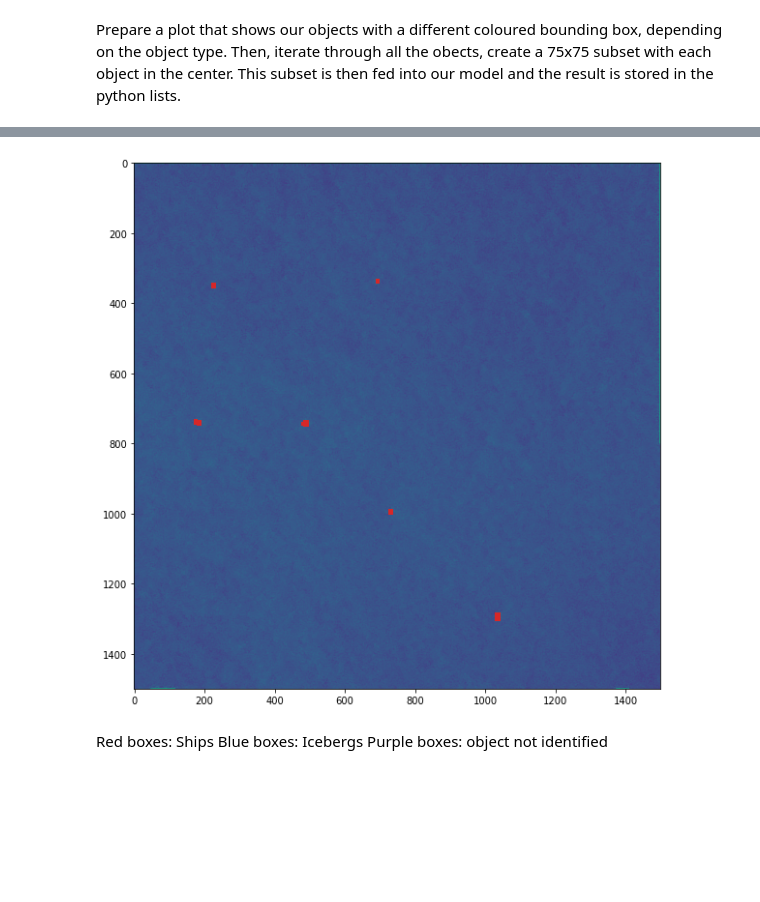
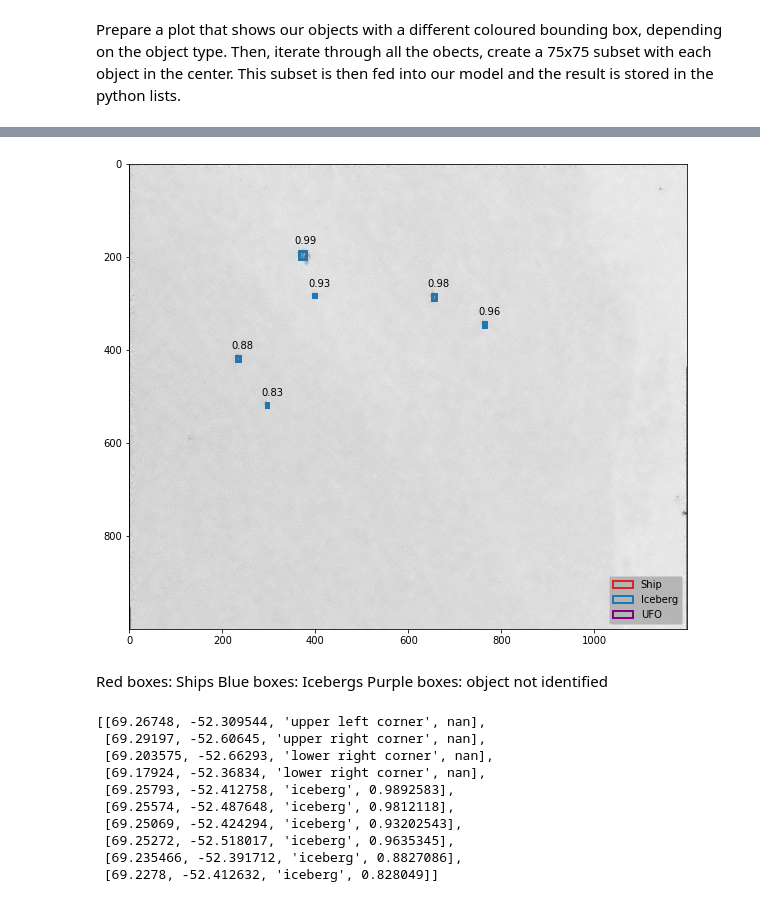
Before and after one commit to eikeschuett/IcebergShipDetection, a Jupyter notebook: Object_Detection.ipynb, the cells around one changed output, grey strips where cells are left out. Cells and saved outputs as stored; diff of their text form; code cells hidden in the pictures; blank space fills up the shorter version.

```diff
--- a/Object_Detection.ipynb
+++ b/Object_Detection.ipynb
@@ -53,7 +56,7 @@ Create temporary working directory and unzip the satellite data to this director
 # %%
 # Path to .zip file in my mounted drive
 path = "/content/drive/MyDrive/Iceberg_Ship_Classification/Testscenes/"
-file = "S1B_IW_GRDH_1SDH_20210114T100803_20210114T100828_025149_02FE89_234D_output.zip"
+file = "S1B_IW_GRDH_1SDH_20200730T100802_20200730T100827_022699_02B151_F93E_output.zip"
 #file = scene + "_output.zip"
 
 # Create temporary working diretory in colab
@@ -67,7 +70,7 @@ with zipfile.ZipFile(path+file, 'r') as zip_ref:
 # %% [markdown]
 Import the HH and HV bands as numpy arrays. To keep it simple, I will only use a 1000x1000 pixel subset of this scene. From the HH and HV bands we can calculate the total backscatter in a third band.
 # %%
-# The preprocessed data is already 1000 x 1000, because I had to process it on my laptop...
+# The preprocessed data is already 1000 x 1000, so no need to import only a subset
 #x_start = 0 # 2000
 #x_end = 1000 # 3000
 #y_start = 0 # 6000
@@ -75,6 +78,7 @@ Import the HH and HV bands as numpy arrays. To keep it simple, I will only use a
 
 hh = np.array(Image.open(file[:-11] + '_cal_ter_db_UTM_msk_Sigma0_HH_db.tif'))#[x_start:x_end, y_start:y_end]
 hv = np.array(Image.open(file[:-11] + '_cal_ter_db_UTM_msk_Sigma0_HV_db.tif'))#[x_start:x_end, y_start:y_end]
+inc_angle = np.array(Image.open(file[:-11] + '_cal_ter_db_UTM_msk_IncidenceAngle.tif'))#[x_start:x_end, y_start:y_end]
 
 b3 = hh + hv
 
@@ -202,3 +211,14 @@ ufo_geo      = []
+# %%
+geo_output = []
+
+lat_max, lon_max = np.shape(lat)
+lat_max = lat_max-1
+lon_max = lon_max-1
+
+geo_output.append([lat[0,0], lon[0,0], "upper left corner", np.nan])
+geo_output.append([lat[0,lon_max], lon[0,lon_max], "upper right corner", np.nan])
+geo_output.append([lat[lat_max,lon_max], lon[lat_max,lon_max], "lower right corner", np.nan])
+geo_output.append([lat[lat_max,0], lon[lat_max,0], "lower right corner", np.nan])
 # %% [markdown]
 
 
@@ -208,7 +228,7 @@ Prepare a plot that shows our objects with a different coloured bounding box, de
 lw = 3
 
 fig, ax = plt.subplots(figsize=(10,10))
-ax.imshow(b3)
+ax.imshow(b3, cmap="Greys")
 
 
 for bbox in bboxes:
@@ -253,38 +273,55 @@ for bbox in bboxes:
 
 
     sub_img = np.dstack((sub_hh, sub_hv, sub_b3))
-    print(np.shape(sub_img))
+    #print(np.shape(sub_img))
     sub_img = np.expand_dims(sub_img, axis=0)
-    print(np.shape(sub_img))
+    #print(np.shape(sub_img))
+
+    # get local incident angle at the center of the bbox
+    loc_inc = inc_angle[int(roi_center[0]), int(roi_center[1])]
+    loc_inc = (loc_inc - 25)/(45-200)
 
     # feed sub_img into the model to predict
-    output = model.predict([sub_img, np.array([34.2])], batch_size=1)
-    print(output)
+    output = model.predict([sub_img, np.array([loc_inc])], batch_size=1)
+
+    #print(output)
 
     if output < 0.3:
         # Ship!
-        ships.append(bbox)
-        #ships_geo.append([LatLon_from_XY(product, bbox[0], bbox[1]),
-        #                  LatLon_from_XY(product, bbox[2], bbox[3])])
+        #ships.append(bbox)
+        geo_output.append([lat[int(roi_center[0]), int(roi_center[1])],
+                             lon[int(roi_center[0]), int(roi_center[1])],
+                             "ship", output[0][0]])
         box = mpatches.Rectangle((ul[0], ul[1]), width, height,
                                  edgecolor='tab:red', linewidth=lw, fill=None)
     elif output > 0.7:
         # Iceberg!
-        icebergs.append(bbox)
-        #icebergs_geo.append([LatLon_from_XY(product, bbox[0], bbox[1]),
-        #                     LatLon_from_XY(product, bbox[2], bbox[3])])
+        #icebergs.append(bbox)
+        geo_output.append([lat[int(roi_center[0]), int(roi_center[1])],
+                             lon[int(roi_center[0]), int(roi_center[1])],
+                             "iceberg", output[0][0]])
         box = mpatches.Rectangle((ul[0], ul[1]), width, height,
                                  edgecolor='tab:blue', linewidth=lw, fill=None)
     else:
         # Unknown floating object
-        ufo.append(bbox)
-        #ufo_geo.append([LatLon_from_XY(product, bbox[0], bbox[1]),
-        #                LatLon_from_XY(product, bbox[2], bbox[3])])
+        geo_output.append([lat[int(roi_center[0]), int(roi_center[1])],
+                             lon[int(roi_center[0]), int(roi_center[1])],
+                             "UFO", output[0][0]])
         box = mpatches.Rectangle((ul[0], ul[1]), width, height,
                                  edgecolor='tab:purple', linewidth=lw, fill=None)
 
     ax.add_patch(box)
-    print(ul[0],ul[1], width, height)
-    print(" ")
+    ax.text(ul[0]-10, ul[1]-15, str(round(output[0][0],2)))
+
+
+
+# Add legend to plot
+l1 = mpatches.Patch(edgecolor='tab:red', facecolor='None', lw=2, label='Ship')
+l2 = mpatches.Patch(edgecolor='tab:blue', facecolor='None', lw=2, label='Iceberg')
+l3 = mpatches.Patch(edgecolor='purple', facecolor='None', lw=2, label='UFO')
+legend = ax.legend(handles=[l1, l2, l3], loc='lower right')
+
+legend.legendPatch.set_facecolor('darkgrey')
+
 plt.show()
 # %% [output]
@@ -308,5 +328,18 @@ plt.show()
-[figure, old version]
+[figure, new version]
 # %% [markdown]
 Red boxes: Ships
 Blue boxes: Icebergs
 Purple boxes: object not identified
+# %%
+geo_output
+# %% [output]
+[[69.26748, -52.309544, 'upper left corner', nan],
+ [69.29197, -52.60645, 'upper right corner', nan],
+ [69.203575, -52.66293, 'lower right corner', nan],
+ [69.17924, -52.36834, 'lower right corner', nan],
+ [69.25793, -52.412758, 'iceberg', 0.9892583],
+ [69.25574, -52.487648, 'iceberg', 0.9812118],
+ [69.25069, -52.424294, 'iceberg', 0.93202543],
+ [69.25272, -52.518017, 'iceberg', 0.9635345],
+ [69.235466, -52.391712, 'iceberg', 0.8827086],
+ [69.2278, -52.412632, 'iceberg', 0.828049]]
```
Also changed, not shown: parts of 10 cells of this notebook.
